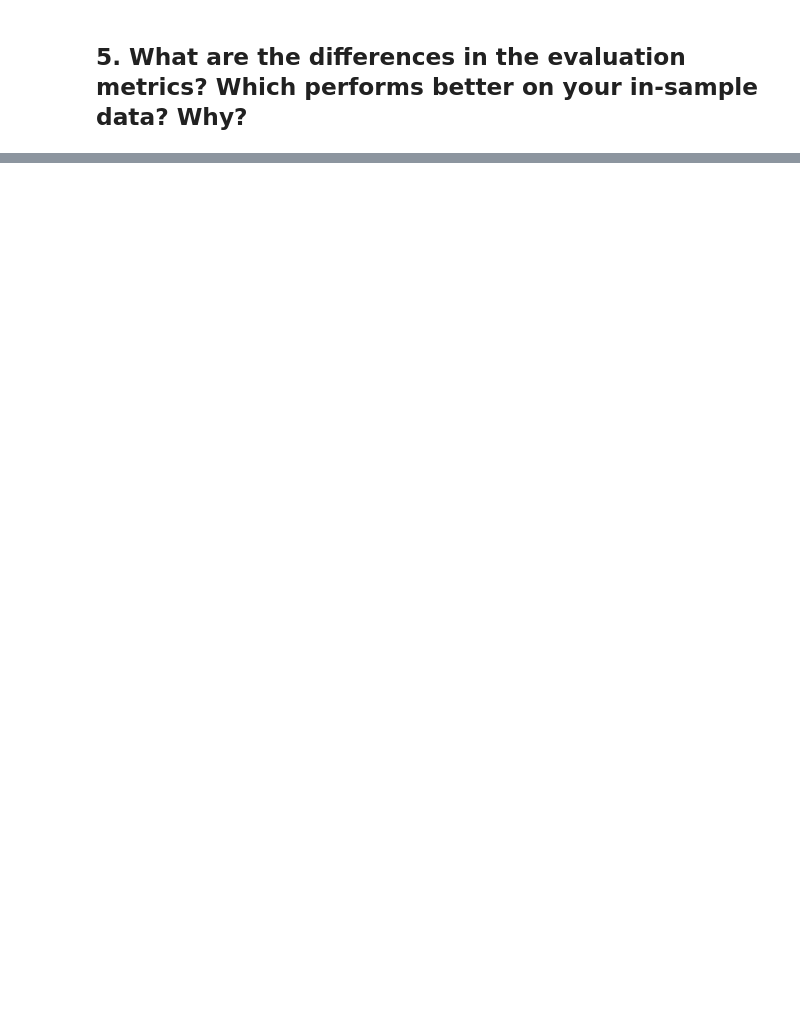
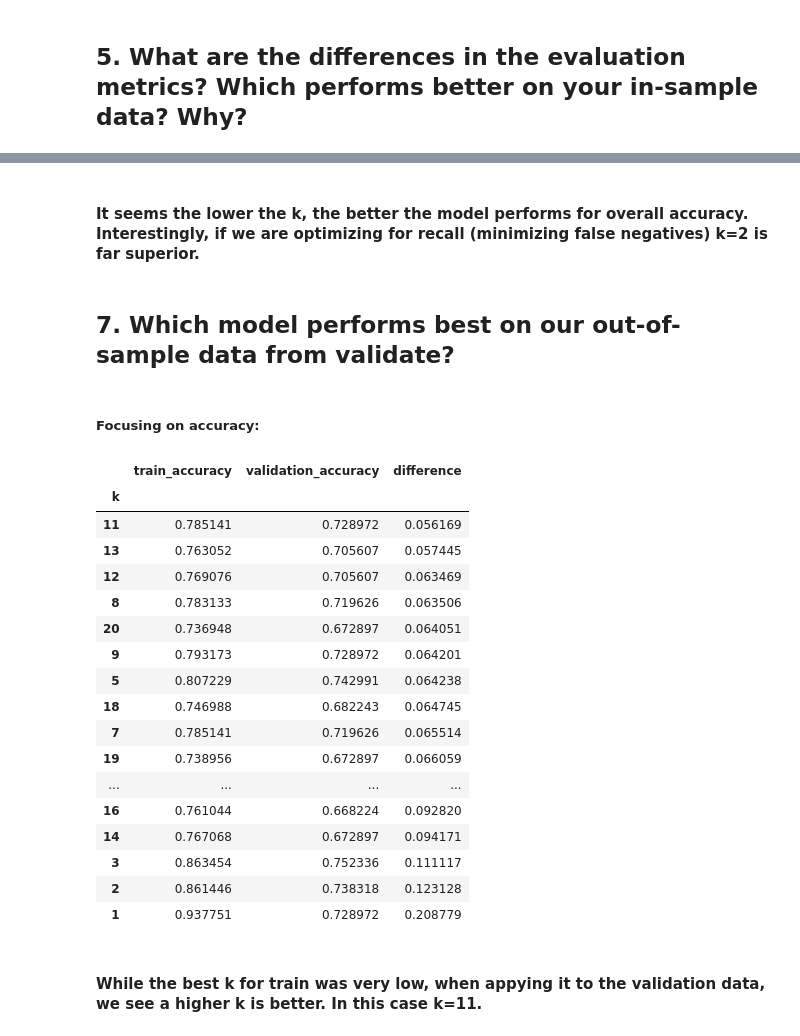
Before and after one commit to Miller-Ryan-1/classification-exercises, a Jupyter notebook: model.ipynb, the cells around one changed output, grey strips where cells are left out. Drawn from its saved outputs; the diff is of its cells as text; code cells hidden in the pictures; blank space fills up the shorter version.

```diff
--- a/model.ipynb
+++ b/model.ipynb
@@ -734,0 +624,48 @@ weighted avg       0.86      0.86      0.86       214
+# %% [markdown]
+#### It seems the lower the k, the better the model performs for overall accuracy.  Interestingly, if we are optimizing for recall (minimizing false negatives) k=2 is far superior.
+# %% [markdown]
+## 7. Which model performs best on our out-of-sample data from validate?
+# %% [markdown]
+##### Focusing on accuracy:
+# %%
+differences=[]
+
+for i in range(1,25):
+    knn = KNeighborsClassifier(n_neighbors=i)
+    knn = knn.fit(X_train, y_train)
+
+    in_sample_acc = knn.score(X_train, y_train)
+    out_sample_acc = knn.score(X_validate, y_validate)
+
+    output = {
+        'k' : i,
+        'train_accuracy' : in_sample_acc,
+        'validation_accuracy' : out_sample_acc
+    }
+
+    differences.append(output)
+
+ddf = pd.DataFrame(differences).set_index('k')
+ddf['difference'] = ddf['train_accuracy']-ddf['validation_accuracy']
+ddf.sort_values(by='difference')
+# %% [output]
+|  | train_accuracy | validation_accuracy | difference |
+| k |  |  |  |
+| 11 | 0.785141 | 0.728972 | 0.056169 |
+| 13 | 0.763052 | 0.705607 | 0.057445 |
+| 12 | 0.769076 | 0.705607 | 0.063469 |
+| 8 | 0.783133 | 0.719626 | 0.063506 |
+| 20 | 0.736948 | 0.672897 | 0.064051 |
+| 9 | 0.793173 | 0.728972 | 0.064201 |
+| 5 | 0.807229 | 0.742991 | 0.064238 |
+| 18 | 0.746988 | 0.682243 | 0.064745 |
+| 7 | 0.785141 | 0.719626 | 0.065514 |
+| 19 | 0.738956 | 0.672897 | 0.066059 |
+| ... | ... | ... | ... |
+| 16 | 0.761044 | 0.668224 | 0.092820 |
+| 14 | 0.767068 | 0.672897 | 0.094171 |
+| 3 | 0.863454 | 0.752336 | 0.111117 |
+| 2 | 0.861446 | 0.738318 | 0.123128 |
+| 1 | 0.937751 | 0.728972 | 0.208779 |
+# %% [markdown]
+#### While the best k for train was very low, when appying it to the validation data, we see a higher k is better.  In this case k=11.
```
Also changed, not shown: parts of 94 cells of this notebook.
